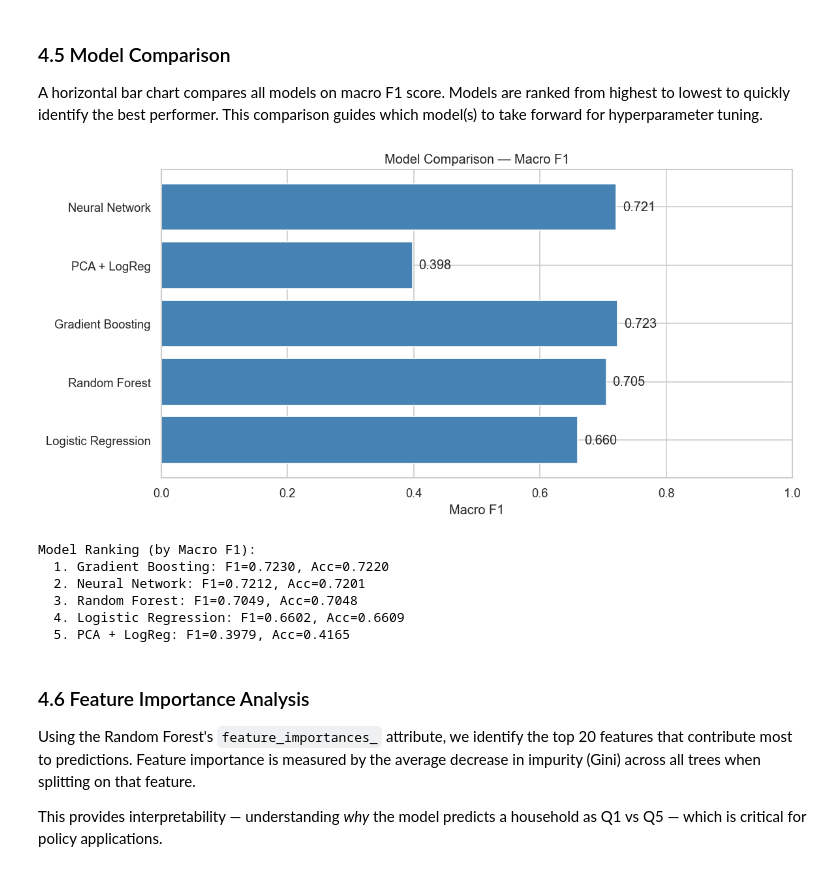
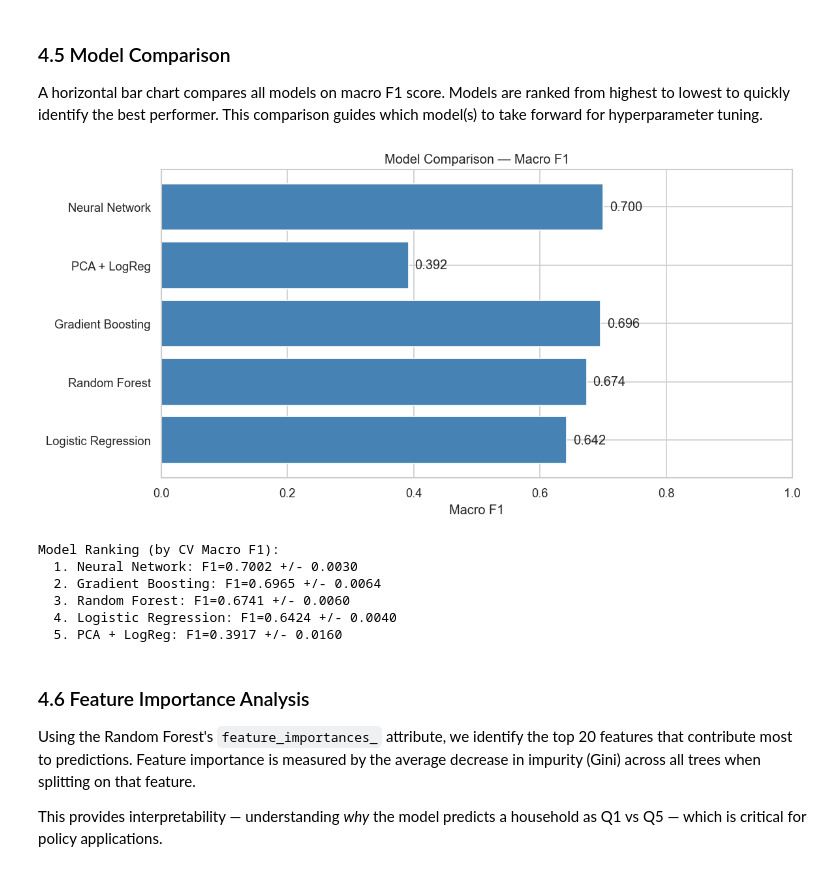
Before and after one commit to Maywarin-T/predictive-analytics-coursework, a Jupyter notebook: notebooks/main.ipynb, the cells around one changed output. Drawn from its saved outputs; the diff is of its cells as text; code cells hidden in the pictures.

```diff
--- a/notebooks/main.ipynb
+++ b/notebooks/main.ipynb
@@ -938,10 +943,13 @@ PCA is fitted on training data only, then the same transformation is applied to
 # Extract just the continuous (scaled) features from the processed data
 n_cont = len(cont_features)
 X_train_cont = X_train_processed[:, :n_cont]
-X_val_cont = X_val_processed[:, :n_cont]
 X_test_cont = X_test_processed[:, :n_cont]
 
-X_train_pca, X_val_pca, X_test_pca, pca_model = apply_pca(
-    X_train_cont, X_val_cont, X_test_cont, n_components=0.95
-)
+from sklearn.decomposition import PCA
+pca_model = PCA(n_components=0.95, random_state=42)
+X_train_pca = pca_model.fit_transform(X_train_cont)
+X_test_pca = pca_model.transform(X_test_cont)
+
+print(f"PCA: {X_train_cont.shape[1]} features -> {pca_model.n_components_} components "
+      f"({pca_model.explained_variance_ratio_.sum():.1%} variance explained)")
 # %% [output]
@@ -988,17 +987,0 @@ We also train a **PCA + Logistic Regression** variant that uses the dimensionali
-# %%
-# 4.2 Train and evaluate each model on validation set
-results = {}
-
-for name, model in models.items():
-    print(f"\nTraining {name}...")
-    model.fit(X_train_processed, y_train)
-    y_pred = model.predict(X_val_processed)
-    metrics = print_classification_metrics(y_val, y_pred, model_name=name)
-    results[name] = metrics
-
-# 4.3 PCA + Logistic Regression variant
-print("\nTraining PCA + Logistic Regression...")
-lr_pca = LogisticRegression(max_iter=1000, multi_class='multinomial', solver='lbfgs', random_state=RANDOM_STATE)
-lr_pca.fit(X_train_pca, y_train)
-y_pred_pca = lr_pca.predict(X_val_pca)
-results['PCA + LogReg'] = print_classification_metrics(y_val, y_pred_pca, model_name='PCA + LogReg')
@@ -1226,7 +1253,3 @@ plt.show()
 ### 4.4c Evaluate Neural Network
 
 We evaluate the neural network on the validation set using the same metrics as the sklearn models (accuracy and macro F1), allowing direct comparison. The `argmax` converts softmax probabilities to class predictions.
-# %%
-# Evaluate neural network
-y_pred_nn = nn_model.predict(X_val_processed).argmax(axis=1)
-results['Neural Network'] = print_classification_metrics(y_val, y_pred_nn, model_name='Neural Network')
@@ -1257,18 +1321,19 @@ A horizontal bar chart compares all models on macro F1 score. Models are ranked
 # %%
 # 4.5 Model comparison chart
 plot_model_comparison(results, metric='macro_f1')
 
-print("\nModel Ranking (by Macro F1):")
+print("\nModel Ranking (by CV Macro F1):")
 for i, (name, m) in enumerate(sorted(results.items(), key=lambda x: x[1]['macro_f1'], reverse=True), 1):
-    print(f"  {i}. {name}: F1={m['macro_f1']:.4f}, Acc={m['accuracy']:.4f}")
+    std = m.get('f1_std', 0)
+    print(f"  {i}. {name}: F1={m['macro_f1']:.4f} +/- {std:.4f}")
 # %% [output]
-[figure, old version]
+[figure, new version]
-Model Ranking (by Macro F1):
-  1. Gradient Boosting: F1=0.7230, Acc=0.7220
-  2. Neural Network: F1=0.7212, Acc=0.7201
-  3. Random Forest: F1=0.7049, Acc=0.7048
-  4. Logistic Regression: F1=0.6602, Acc=0.6609
-  5. PCA + LogReg: F1=0.3979, Acc=0.4165
+Model Ranking (by CV Macro F1):
+  1. Neural Network: F1=0.7002 +/- 0.0030
+  2. Gradient Boosting: F1=0.6965 +/- 0.0064
+  3. Random Forest: F1=0.6741 +/- 0.0060
+  4. Logistic Regression: F1=0.6424 +/- 0.0040
+  5. PCA + LogReg: F1=0.3917 +/- 0.0160
 # %% [markdown]
 ### 4.6 Feature Importance Analysis
 
```
Also changed, not shown: parts of 29 cells of this notebook, 2 other files.
